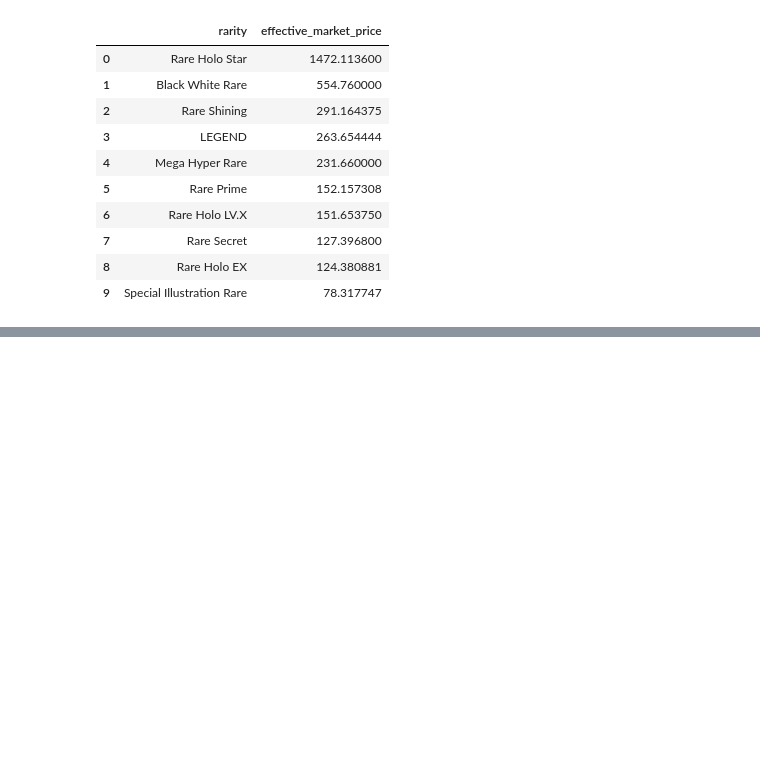
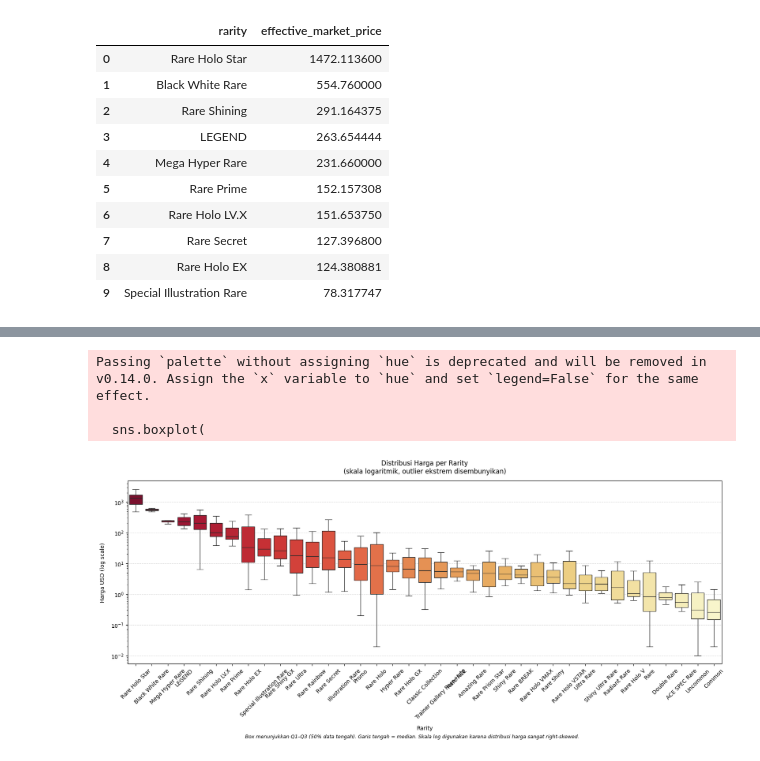
Before and after one commit to Bejochan/pokemon-card-value-analytic-tool, a Jupyter notebook: backend/notebooks/analitik_harga_kartu_pokemon.ipynb, the cells around one changed output, grey strips where cells are left out. Saved outputs shown, nothing was run; the diff lists cells and outputs as text; code cells hidden in the pictures; blank space fills up the shorter version.

```diff
--- a/backend/notebooks/analitik_harga_kartu_pokemon.ipynb
+++ b/backend/notebooks/analitik_harga_kartu_pokemon.ipynb
@@ -110,0 +113,20 @@ Passing `palette` without assigning `hue` is deprecated and will be removed in v
+# %%
+import pandas as pd
+import numpy as np
+import seaborn as sns
+import matplotlib.pyplot as plt
+from pathlib import Path
+from scipy import stats
+
+_notebook_dir = Path.cwd()
+if _notebook_dir.name == "notebooks":
+    dataset_path = _notebook_dir.parent / "dataset" / "pokemon_cards_dataset_cleaned.csv"
+else:
+    dataset_path = _notebook_dir / "backend" / "dataset" / "pokemon_cards_dataset_cleaned.csv"
+
+try:
+    df = pd.read_csv(dataset_path)
+    df.info()
+    print("\nData berhasil dimuat!")
+except FileNotFoundError:
+    print(f"File tidak ditemukan di: {dataset_path}")
@@ -110,0 +408,40 @@ Passing `palette` without assigning `hue` is deprecated and will be removed in v
+# %%
+# ── Akademik: Box Plot distribusi harga per rarity ──────────────────
+order_rarity = (
+    df.dropna(subset=["rarity", "effective_market_price"])
+    .groupby("rarity")["effective_market_price"]
+    .median()
+    .sort_values(ascending=False)
+    .index
+)
+
+fig, ax = plt.subplots(figsize=(16, 7), constrained_layout=True)
+
+sns.boxplot(
+    data=df.dropna(subset=["rarity", "effective_market_price"]),
+    x="rarity", y="effective_market_price",
+    order=order_rarity,
+    showfliers=False,   # sembunyikan outlier ekstrem
+    palette="YlOrRd_r",
+    ax=ax
+)
+
+ax.set_yscale("log")
+ax.set_title("Distribusi Harga per Rarity\n(skala logaritmik, outlier ekstrem disembunyikan)", pad=14)
+ax.set_xlabel("Rarity", labelpad=10)
+ax.set_ylabel("Harga USD (log scale)", labelpad=10)
+ax.tick_params(axis="x", rotation=45)
+ax.grid(axis="y", linestyle="--", alpha=0.4)
+
+fig.text(
+    0.5, -0.02,
+    "Box menunjukkan Q1–Q3 (50% data tengah). Garis tengah = median. "
+    "Skala log digunakan karena distribusi harga sangat right-skewed.",
+    ha="center", fontsize=9, style="italic"
+)
+plt.show()
+# %% [output]
+Passing `palette` without assigning `hue` is deprecated and will be removed in v0.14.0. Assign the `x` variable to `hue` and set `legend=False` for the same effect.
+
+  sns.boxplot(
+[figure, added]
```
Also changed, not shown: parts of 27 cells of this notebook, 1 other file.
